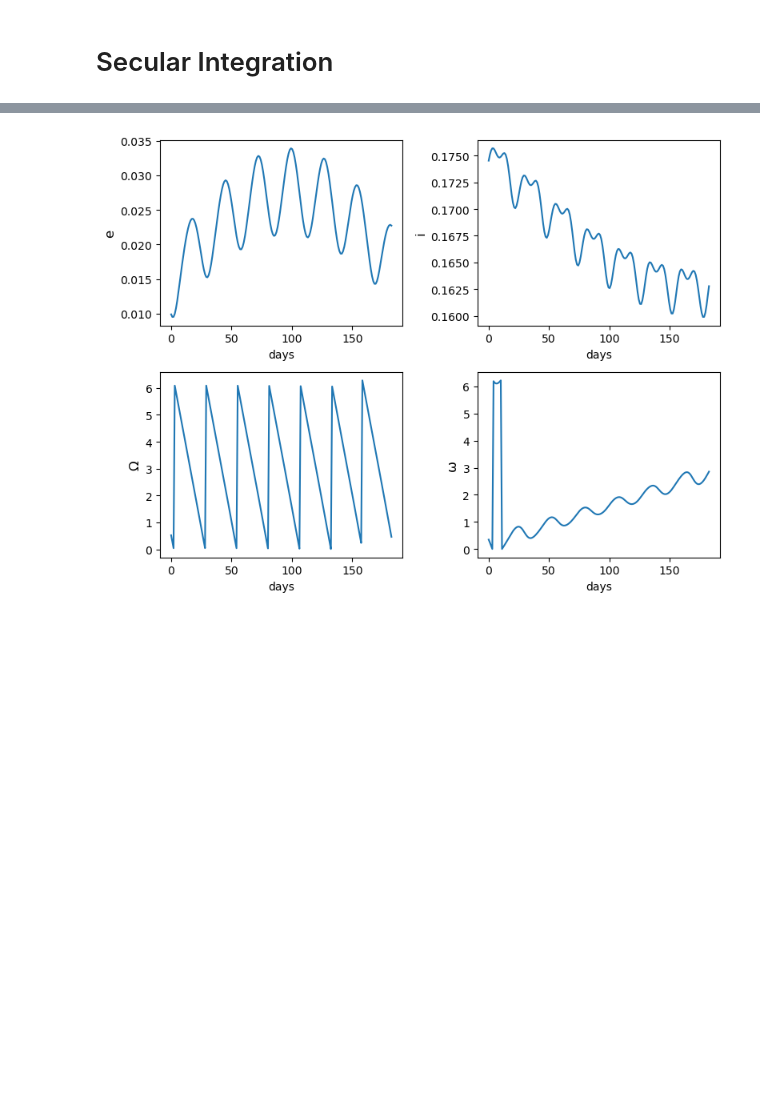
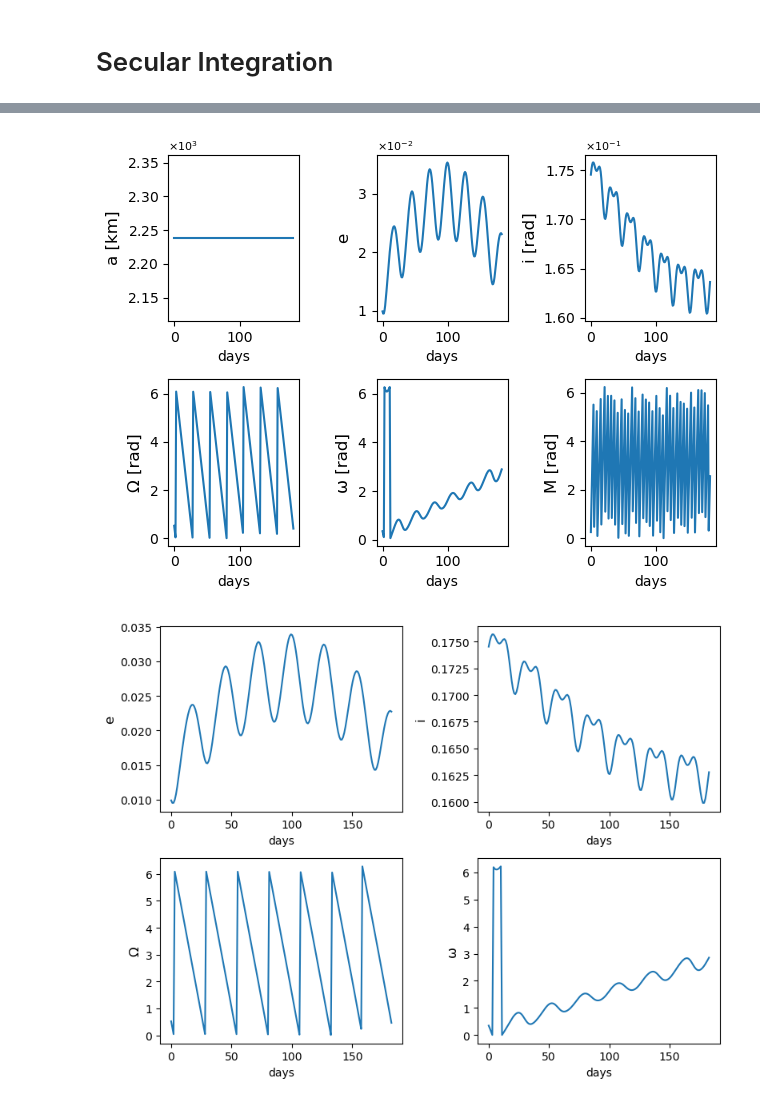
Before and after one commit to edoardolegnaro/AnalyticCisProp, a Jupyter notebook: orbit_integrations.ipynb, the cells around one changed output, grey strips where cells are left out. Saved outputs shown, nothing was run; the diff lists cells and outputs as text; code cells hidden in the pictures; blank space fills up the shorter version.

```diff
--- a/orbit_integrations.ipynb
+++ b/orbit_integrations.ipynb
@@ -220,3 +231,26 @@ Taylor order:
+# %%
+kep_var_names = ['a [km]', 'e', 'i [rad]', 'Ω [rad]', 'ω [rad]', 'M [rad]'] # Added 'a' and 'M'
+
+for i in range(6): # Loop through all 6 Keplerian elements
+    plt.subplot(2, 3, i+1)
+    # Use sol_sec_eq.t for the time axis
+    plt.plot(sec_sol_eq.t, np.array(sol_sec_kep_list)[:, i])
+    plt.ylabel(kep_var_names[i], fontsize = 12)
+    plt.xlabel('days')
+
+    # Optional: Add formatting like in other plots
+    ax = plt.gca()
+    formatter = ticker.ScalarFormatter(useMathText=True)
+    formatter.set_scientific(True)
+    formatter.set_powerlimits((-1, 1))
+    ax.yaxis.set_major_formatter(formatter)
+    ax.yaxis.get_offset_text().set_fontsize(8)
+    ax.yaxis.get_offset_text().set_position((0, 1.01))
+
+plt.tight_layout()
+plt.show()
+# %% [output]
+[figure, added]
 # %%
 L0, G0, H0, h0, g0 = vc.kep2del([akm_mean, ecc0_mean, inc0_mean, om0_mean, OM0_mean])
 l0 = M0_mean
```
Also changed, not shown: parts of 8 cells of this notebook, 1 other file.
